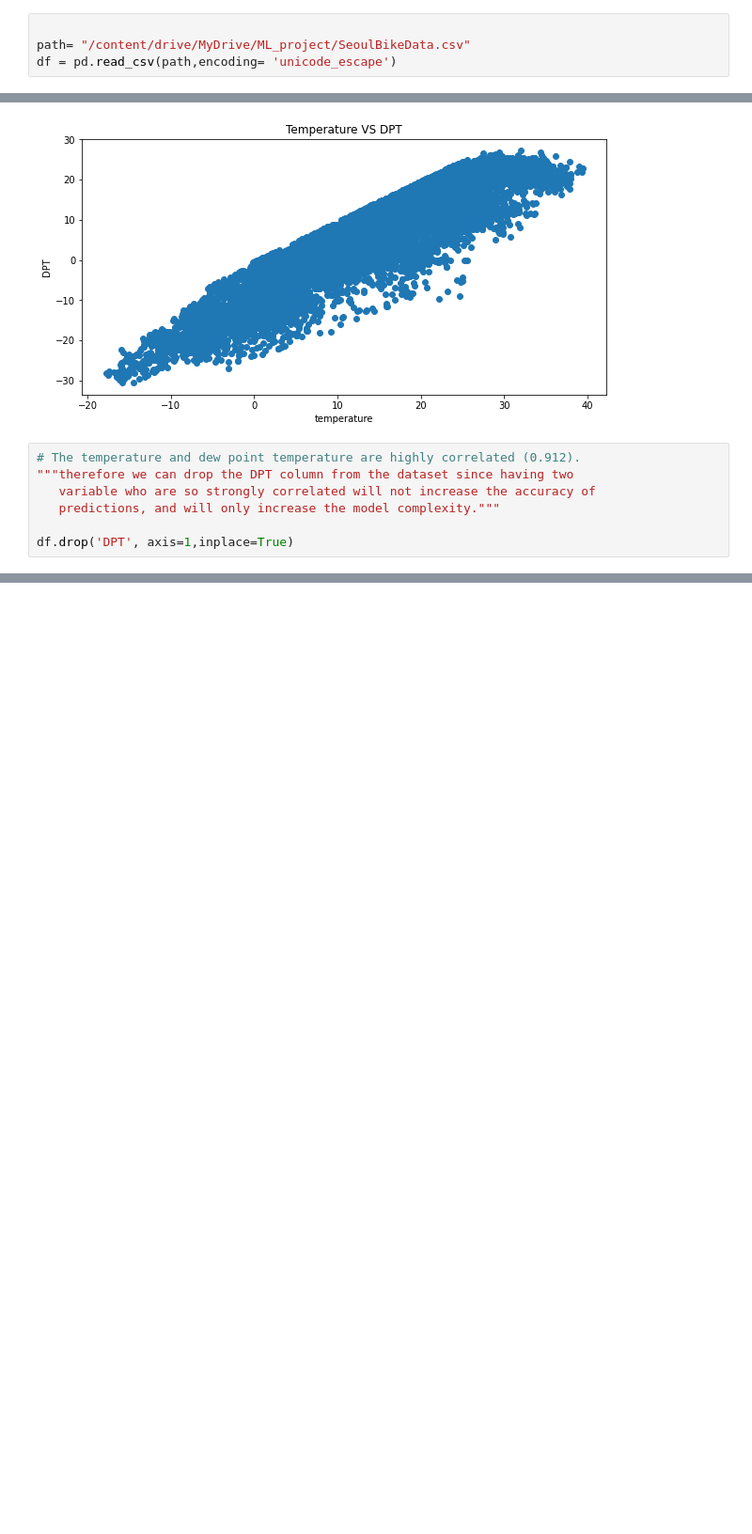
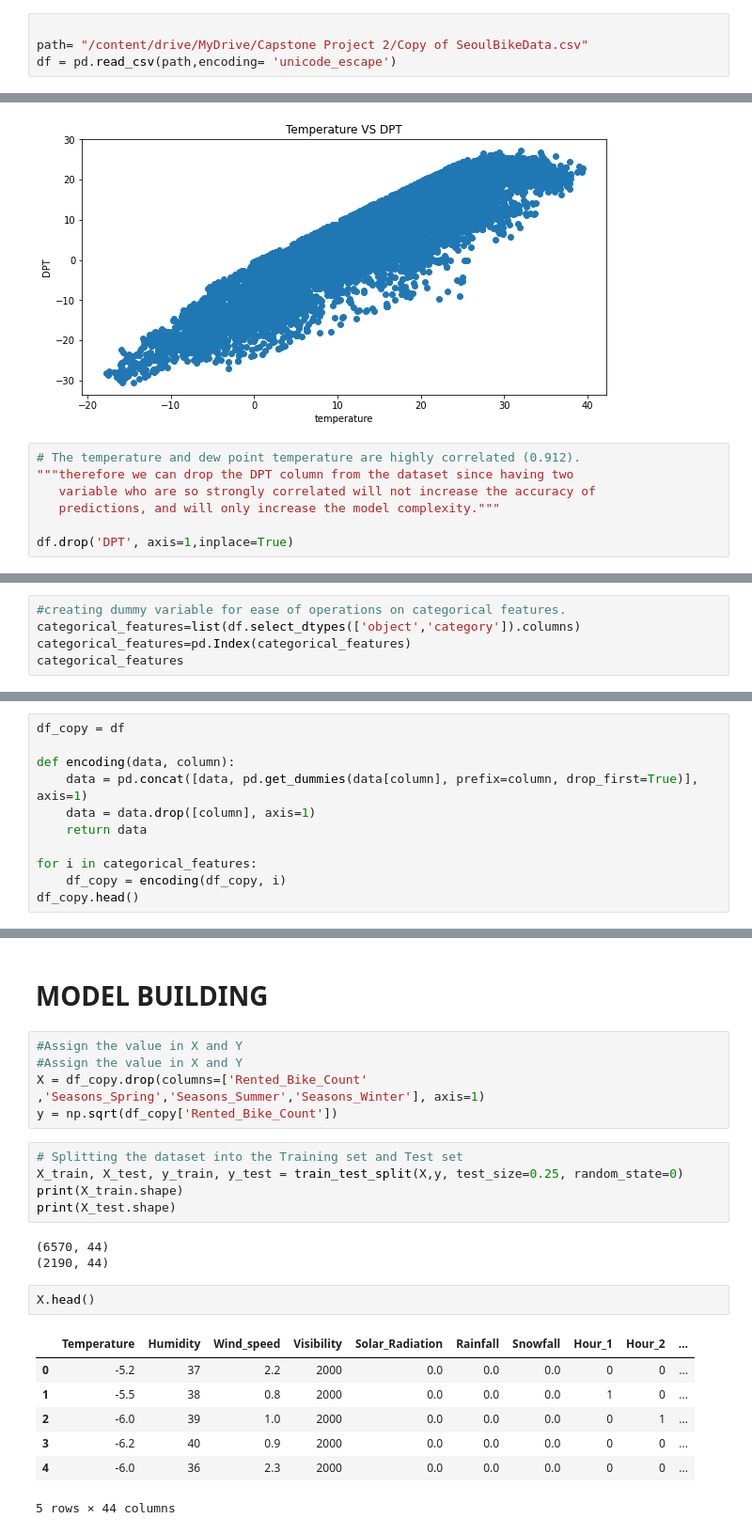
Before and after one commit to Harshjyot-Singh-Chawla/Seoul-Bike-Sharing-Demand-Prediction, a Jupyter notebook: capstone_project_2_Ml.ipynb, the cells around one changed output, grey strips where cells are left out. Shown at 94% size. Drawn from its saved outputs; the diff is of its cells as text; blank space fills up the shorter version.

```diff
--- a/capstone_project_2_Ml.ipynb
+++ b/capstone_project_2_Ml.ipynb
@@ -63,6 +63,6 @@ Drive already mounted at /content/drive; to attempt to forcibly remount, call dr
 # %%
 
-path= "/content/drive/MyDrive/ML_project/SeoulBikeData.csv"
+path= "/content/drive/MyDrive/Capstone Project 2/Copy of SeoulBikeData.csv"
 df = pd.read_csv(path,encoding= 'unicode_escape')
 # %% [markdown]
 # **Information About The Data**
@@ -405,0 +408,5 @@ df.drop('DPT', axis=1,inplace=True)
+# %%
+#creating dummy variable for ease of operations on categorical features.
+categorical_features=list(df.select_dtypes(['object','category']).columns)
+categorical_features=pd.Index(categorical_features)
+categorical_features
@@ -405,0 +415,11 @@ df.drop('DPT', axis=1,inplace=True)
+# %%
+df_copy = df
+
+def encoding(data, column):
+    data = pd.concat([data, pd.get_dummies(data[column], prefix=column, drop_first=True)], axis=1)
+    data = data.drop([column], axis=1)
+    return data
+
+for i in categorical_features:
+    df_copy = encoding(df_copy, i)
+df_copy.head()
@@ -405,0 +488,25 @@ df.drop('DPT', axis=1,inplace=True)
+# %% [markdown]
+# **MODEL BUILDING**
+# %%
+#Assign the value in X and Y
+#Assign the value in X and Y
+X = df_copy.drop(columns=['Rented_Bike_Count' ,'Seasons_Spring','Seasons_Summer','Seasons_Winter'], axis=1)
+y = np.sqrt(df_copy['Rented_Bike_Count'])
+# %%
+# Splitting the dataset into the Training set and Test set
+X_train, X_test, y_train, y_test = train_test_split(X,y, test_size=0.25, random_state=0)
+print(X_train.shape)
+print(X_test.shape)
+# %% [output]
+(6570, 44)
+(2190, 44)
+# %%
+X.head()
+# %% [output]
+|  | Temperature | Humidity | Wind_speed | Visibility | Solar_Radiation | Rainfall | Snowfall | Hour_1 | Hour_2 | ... |
+| 0 | -5.2 | 37 | 2.2 | 2000 | 0.0 | 0.0 | 0.0 | 0 | 0 | ... |
+| 1 | -5.5 | 38 | 0.8 | 2000 | 0.0 | 0.0 | 0.0 | 1 | 0 | ... |
+| 2 | -6.0 | 39 | 1.0 | 2000 | 0.0 | 0.0 | 0.0 | 0 | 1 | ... |
+| 3 | -6.2 | 40 | 0.9 | 2000 | 0.0 | 0.0 | 0.0 | 0 | 0 | ... |
+| 4 | -6.0 | 36 | 2.3 | 2000 | 0.0 | 0.0 | 0.0 | 0 | 0 | ... |
+5 rows × 44 columns
```
Also changed, not shown: parts of 22 cells of this notebook.
